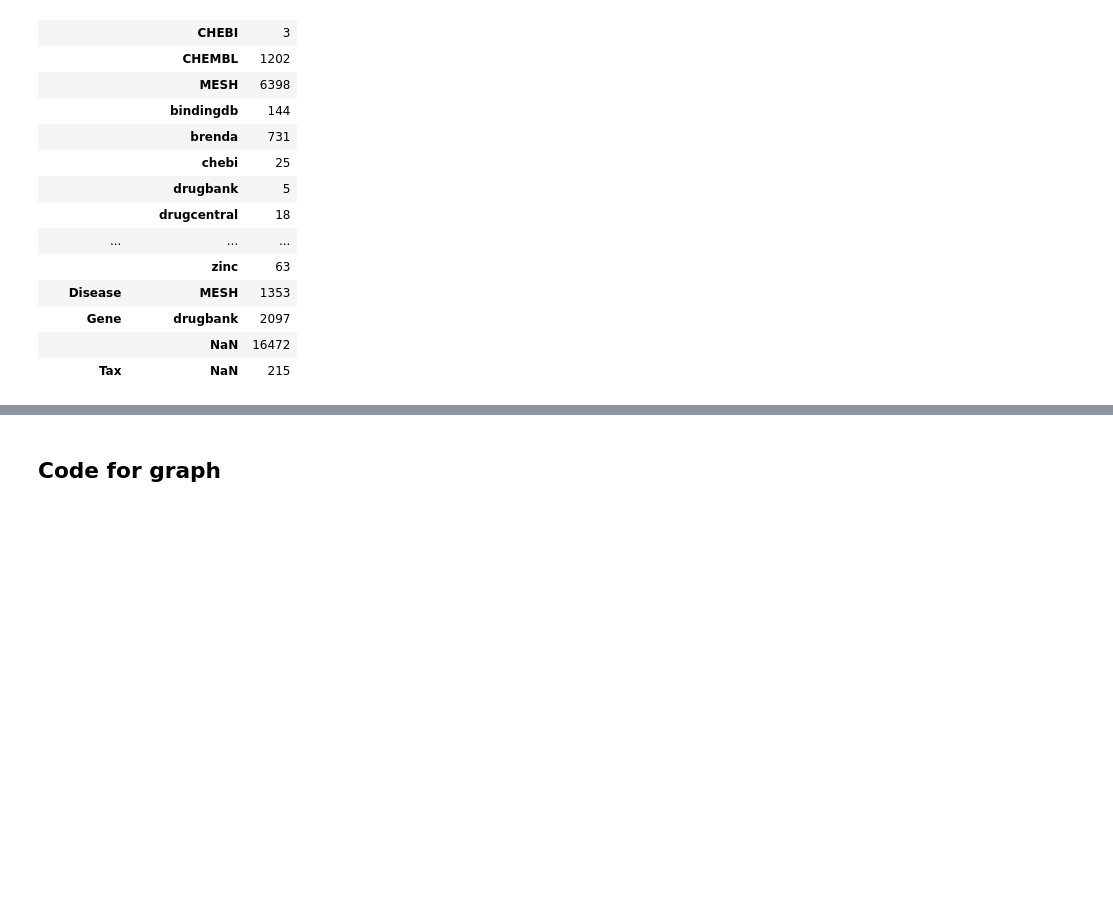
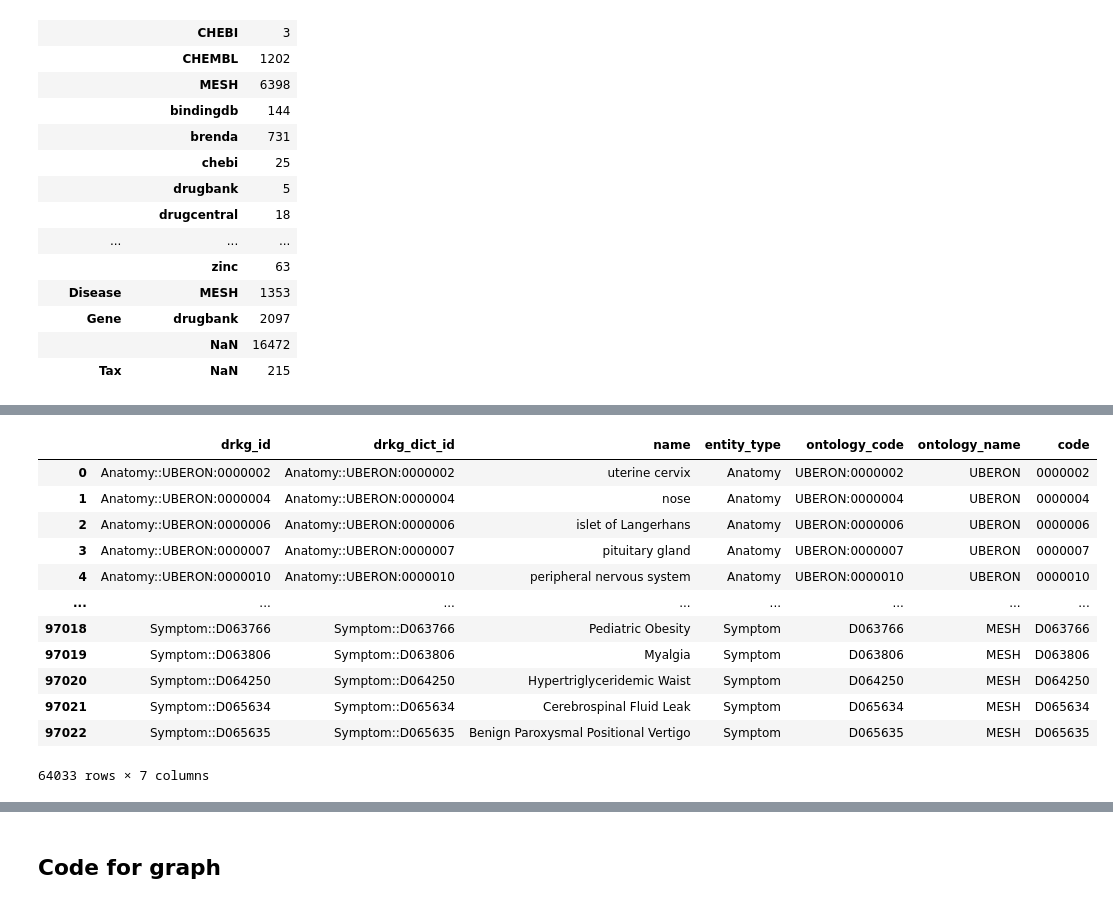
Before and after one commit to Ale9806/SIMPLLM, a Jupyter notebook: DEVELOPER - DRKG_mapping_with_BiolinkBERT copy.ipynb, the cells around one changed output, grey strips where cells are left out. Cells and saved outputs as stored; diff of their text form; code cells hidden in the pictures; blank space fills up the shorter version.

```diff
--- a/DEVELOPER - DRKG_mapping_with_BiolinkBERT copy.ipynb
+++ b/DEVELOPER - DRKG_mapping_with_BiolinkBERT copy.ipynb
@@ -108,33 +108,43 @@ hetionet_df, gene_df, drugbank_df, omim_df, mesh_dict, chebi_df, chembl_df = loa
 | MESH::D000005 | Abdomen                |
 +---------------+------------------------+
 # %%
-# Make dictionaries
+# Make dictionaries for relations and codes
 relation_glossary_relation_dict = pd.Series(relation_glossary['Interaction-type'].values, index=relation_glossary['Relation-name']).to_dict()
 
-node_df   = pd.concat([hetionet_df[['name', 'id']],
+code_df   = pd.concat([hetionet_df[['name', 'id']],
                        gene_df.rename(columns = {"description":"name", "GeneID":"id"}),
                        drugbank_df.rename(columns = {"Common name":"name", "DrugBank ID":"id"}),
                        omim_df.rename(columns = {"MIM Number":"id"}),
                        chebi_df.rename(columns = {"NAME":"name", "CHEBI_ACCESSION":"id"}),
                        chembl_df.rename(columns = {"pref_name":"name", "chembl_id":"id"})
                        ], ignore_index=True, axis=0).drop_duplicates()
-node_dict = pd.Series(node_df['name'].values, index=node_df['id']).to_dict() | mesh_dict # Convert node df to dict and merge with MeSH dictionary
+code_dict = pd.Series(code_df['name'].values, index=code_df['id']).to_dict() | mesh_dict # Convert node df to dict and merge with MeSH dictionary
 
+# Get unique DRKG entities
+drkg_entities = get_unique_entities(drkg_df, [0,2])
 
 # Create and use convert_entitynames function
-# def convert_entitynames(df, col, node_dict):
-#   df_update = df.copy()
-#   df_update[col] = df_update[col].str.replace(r'.*?MESH:', "MESH::", regex=True) # Remove MeSH labeling
-#   df_update[col] = df_update[col].map(node_dict).fillna(df_update[col])    # Translate dictionary
-#   df_update[col] = df_update[col].str.replace("Gene::", "Gene ID ") # For remaining uncoverted Gene IDs, remove "::"
-#   df_update[col] = df_update[col].str.replace("Disease::", "") # For remaining diseases (appears to be just SARS-COVID related names), remove label
-#   return df_update
+drkg_entity_df, drkg_unmatched = get_entity_lookup(drkg_entities, code_dict)
 
-df_med    = drkg_df.copy()
-df_med[1] = df_med[1].map(relation_glossary_relation_dict).fillna(df_med[1])
+# Create final node dictionary
+node_dict = pd.Series(drkg_entity_df['name'].values, index=drkg_entity_df['drkg_id']).to_dict()
 
-df_med = convert_entitynames(df_med, 0, node_dict)
-df_med = convert_entitynames(df_med, 2, node_dict)
+# Map DRKG to translated entity names
+drkg_translated    = drkg_df.copy()
+drkg_translated = convert_entitynames(drkg_translated, 0, node_dict)
+drkg_translated = convert_entitynames(drkg_translated, 2, node_dict)
+drkg_translated = drkg_translated.dropna()
+print_head(drkg_translated)
 
-print_head(df_med)
+# Summarize percentage translated
+print("Number of unique DRKG entities: ", len(drkg_entities)) # should be 97238
+print("Number of translated entities: ", drkg_entity_df.shape[0])
+print("Number of untranslated entities: ", drkg_unmatched.shape[0])
+pct_entity_translated = drkg_entity_df.shape[0]/len(drkg_entities)
+print('Percentage of entities translated: ', round(pct_entity_translated*100,1), '%')
+
+print('Total DRKG relationships: ', drkg_df.shape[0])
+print('Translated DRKG relationships: ', drkg_translated.shape[0])
+pct_translated = drkg_translated.shape[0]/drkg_df.shape[0]
+print('Percentage of relationships fully translated: ', round(pct_translated*100,1), '%')
 # %% [output]
@@ -576,0 +612,16 @@ drkg_unmatched.drop_duplicates(subset=['entity_type','ontology_name'])
+# %%
+drkg_entity_df
+# %% [output]
+|  | drkg_id | drkg_dict_id | name | entity_type | ontology_code | ontology_name | code |
+| 0 | Anatomy::UBERON:0000002 | Anatomy::UBERON:0000002 | uterine cervix | Anatomy | UBERON:0000002 | UBERON | 0000002 |
+| 1 | Anatomy::UBERON:0000004 | Anatomy::UBERON:0000004 | nose | Anatomy | UBERON:0000004 | UBERON | 0000004 |
+| 2 | Anatomy::UBERON:0000006 | Anatomy::UBERON:0000006 | islet of Langerhans | Anatomy | UBERON:0000006 | UBERON | 0000006 |
+| 3 | Anatomy::UBERON:0000007 | Anatomy::UBERON:0000007 | pituitary gland | Anatomy | UBERON:0000007 | UBERON | 0000007 |
+| 4 | Anatomy::UBERON:0000010 | Anatomy::UBERON:0000010 | peripheral nervous system | Anatomy | UBERON:0000010 | UBERON | 0000010 |
+| ... | ... | ... | ... | ... | ... | ... | ... |
+| 97018 | Symptom::D063766 | Symptom::D063766 | Pediatric Obesity | Symptom | D063766 | MESH | D063766 |
+| 97019 | Symptom::D063806 | Symptom::D063806 | Myalgia | Symptom | D063806 | MESH | D063806 |
+| 97020 | Symptom::D064250 | Symptom::D064250 | Hypertriglyceridemic Waist | Symptom | D064250 | MESH | D064250 |
+| 97021 | Symptom::D065634 | Symptom::D065634 | Cerebrospinal Fluid Leak | Symptom | D065634 | MESH | D065634 |
+| 97022 | Symptom::D065635 | Symptom::D065635 | Benign Paroxysmal Positional Vertigo | Symptom | D065635 | MESH | D065635 |
+64033 rows × 7 columns
```
Also changed, not shown: parts of 9 cells of this notebook.
